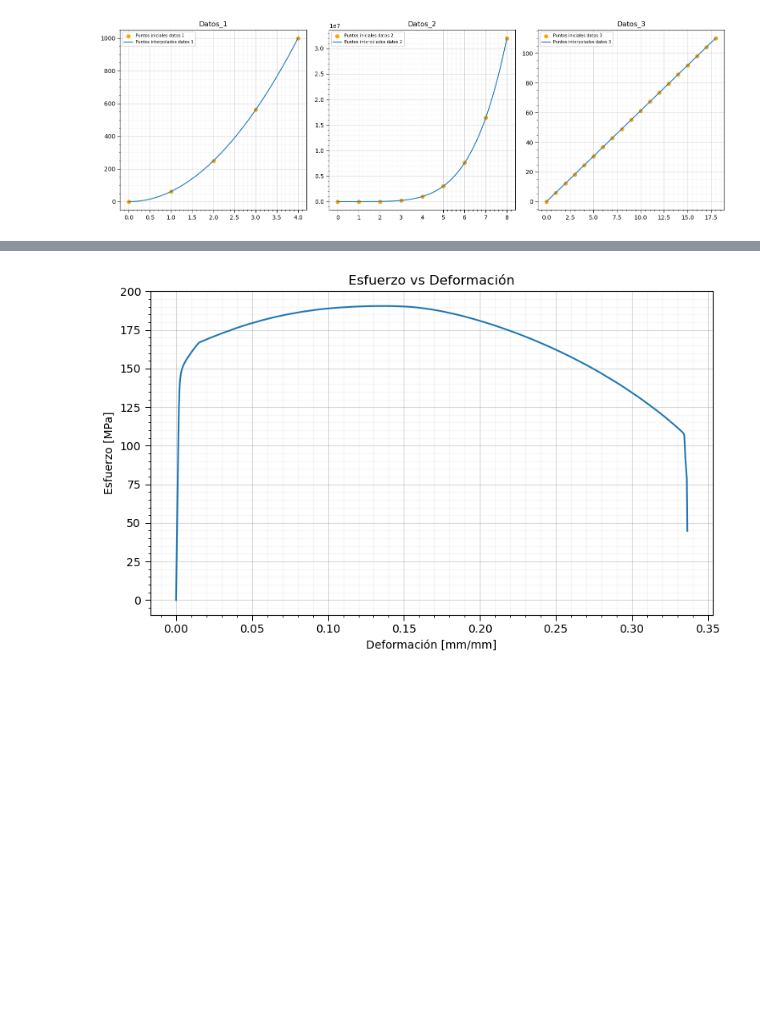
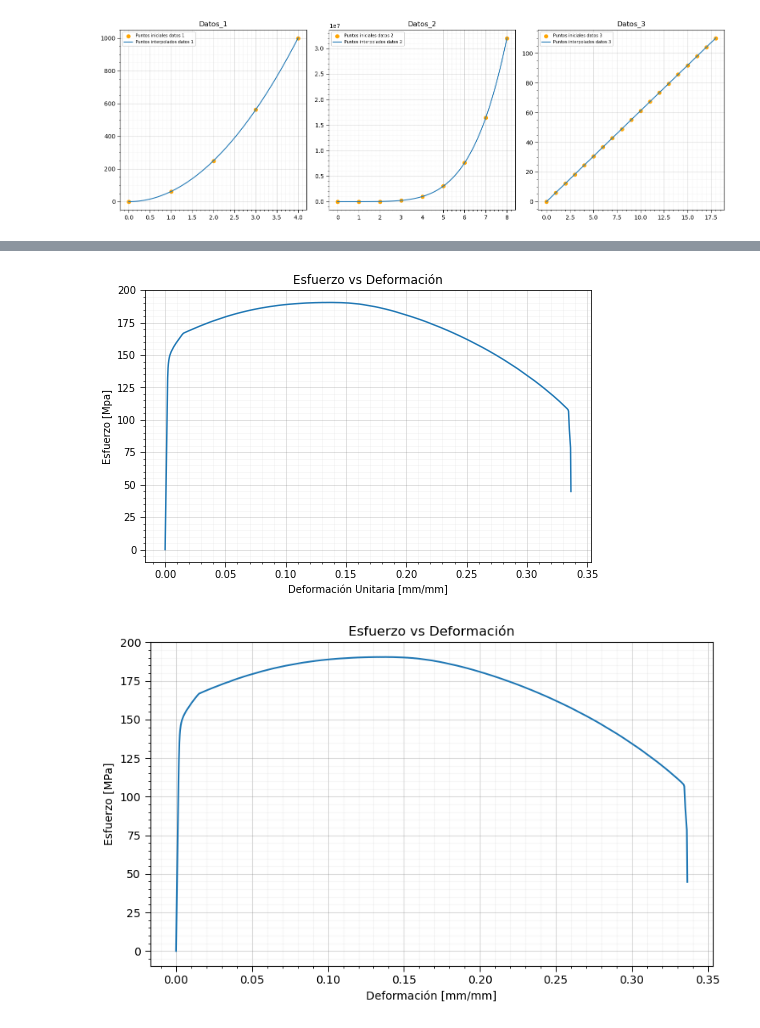
Before and after one commit to Cricea/imec-2001-CristianEspejoA, a Jupyter notebook: Taller_1.ipynb, the cells around one changed output, grey strips where cells are left out. Cells and saved outputs as stored; diff of their text form; code cells hidden in the pictures; blank space fills up the shorter version.

```diff
--- a/Taller_1.ipynb
+++ b/Taller_1.ipynb
@@ -219,0 +217,11 @@ Como puede observar, se tienen comportamientos distintos en cada una de las secc
+# %%
+# 2. Datos iniciales
+diametro=9#mm
+long_ini=25#mm
+df=df.drop(df.index[[0]])
+# %%
+# 3. Calcular área
+import numpy as np
+pi=np.pi
+area=(pi/4)*diametro**2
+area#mm^2
@@ -219,0 +230,13 @@ Como puede observar, se tienen comportamientos distintos en cada una de las secc
+# %%
+# 4. Encontrar esfuerzo y deformación  [Se deja el DataFrame con un header]
+esfuerzos=[]
+deformaciones=[]
+for i in df['Carga'].iloc():
+        esfuerzo=(float(i)/area)
+        esfuerzos.append(esfuerzo)
+for i in df['Extensión de tracción']:
+        deformacion=(float(i)/long_ini)
+        deformaciones.append(deformacion)
+df['Esfuerzo']=esfuerzos
+df['Deformación Unitaria']=deformaciones
+df
@@ -220,3 +257,20 @@ Como puede observar, se tienen comportamientos distintos en cada una de las secc
+# %%
+hor = 8
+ver = 5
+plt.figure(figsize=(hor, ver))
+plt.plot(df['Deformación Unitaria'],df['Esfuerzo'])
+plt.xlabel('Deformación Unitaria [mm/mm]')
+plt.ylabel('Esfuerzo [Mpa]')
+plt.title("Esfuerzo vs Deformación")
+plt.tick_params(direction='out', length=5, width=0.75, grid_alpha=0.3)
+plt.xticks(rotation=0)
+plt.minorticks_on()
+plt.grid(visible=True, which='major', color='grey', linestyle='-')
+plt.grid(visible=True, which='minor', color='lightgrey', linestyle='-', alpha=0.2)
+plt.tight_layout;
+#plt.savefig('./plot.png', dpi=400, bbox_inches='tight')
+# %% [output]
+[figure, added]
 # %%
 # 5. Gráfica esfuerzo vs deformación
 # %matplotlib inline
```
Also changed, not shown: parts of 20 cells of this notebook.
